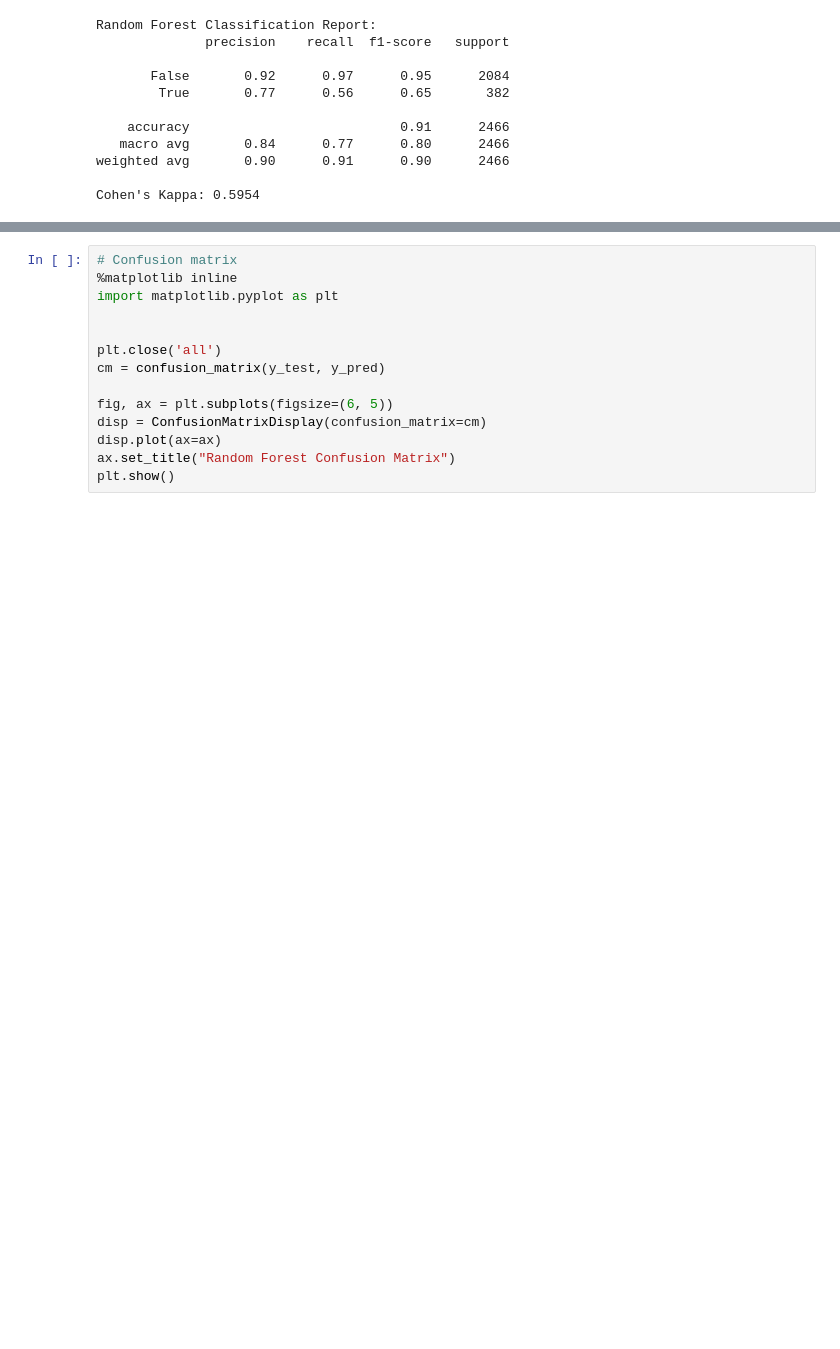
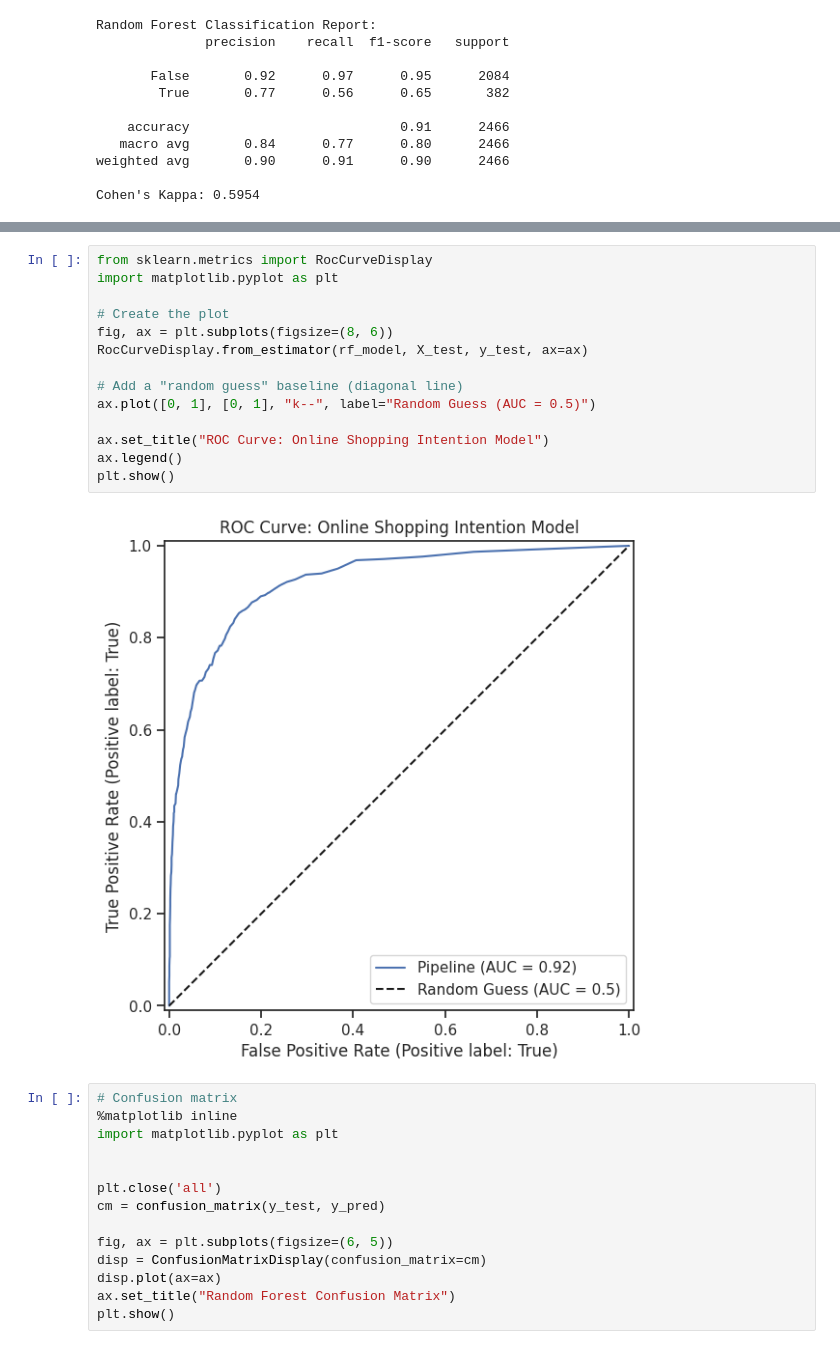
Before and after one commit to arosales23/CIS-3902-AI-ML-ARA-OnlinePurchasingIntent, a Jupyter notebook: DataMining_Project_Online_Shopping_Intent_Spring_2026.ipynb, the cells around one changed output, grey strips where cells are left out. Cells and saved outputs as stored; diff of their text form; blank space fills up the shorter version.

```diff
--- a/DataMining_Project_Online_Shopping_Intent_Spring_2026.ipynb
+++ b/DataMining_Project_Online_Shopping_Intent_Spring_2026.ipynb
@@ -416,3 +414,19 @@ Cohen's Kappa: 0.5954
+# %%
+from sklearn.metrics import RocCurveDisplay
+import matplotlib.pyplot as plt
+
+# Create the plot
+fig, ax = plt.subplots(figsize=(8, 6))
+RocCurveDisplay.from_estimator(rf_model, X_test, y_test, ax=ax)
+
+# Add a "random guess" baseline (diagonal line)
+ax.plot([0, 1], [0, 1], "k--", label="Random Guess (AUC = 0.5)")
+
+ax.set_title("ROC Curve: Online Shopping Intention Model")
+ax.legend()
+plt.show()
+# %% [output]
+[figure, added]
 # %%
 # Confusion matrix
 %matplotlib inline
```
Also changed, not shown: parts of 14 cells of this notebook.
